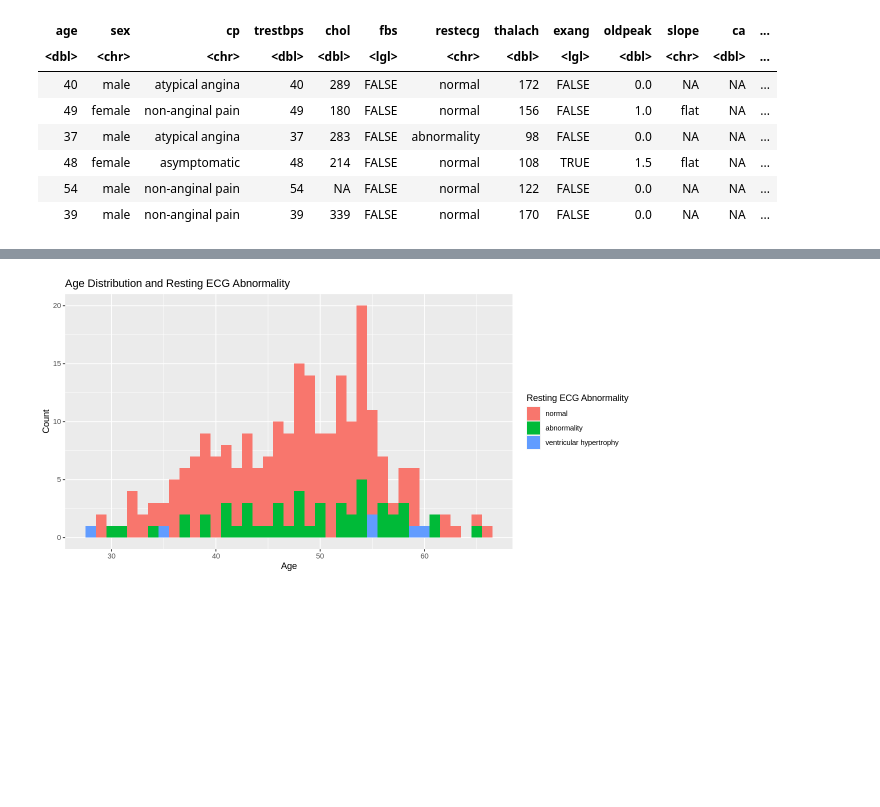
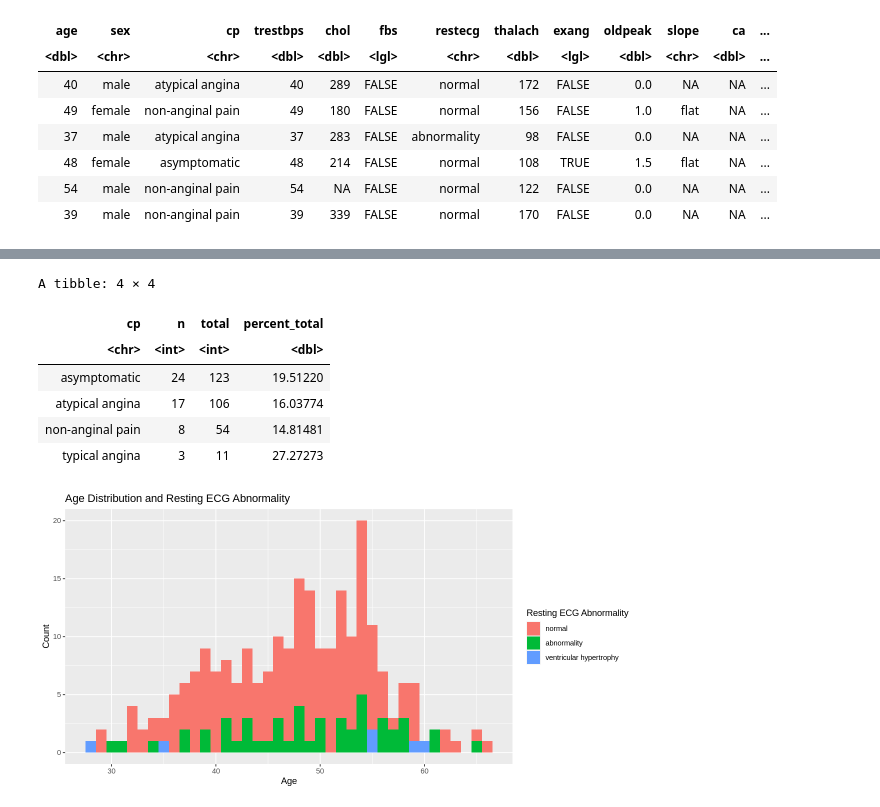
Before and after one commit to CallumMackenzie/dsci100-group-project, a Jupyter notebook: pitch.ipynb, the cells around one changed output, grey strips where cells are left out. Cells and saved outputs as stored; diff of their text form; code cells hidden in the pictures; blank space fills up the shorter version.

```diff
--- a/pitch.ipynb
+++ b/pitch.ipynb
@@ -141,3 +141,8 @@ A tibble: 6 × 14
 | 48 | female | asymptomatic | 48 | 214 | FALSE | normal | 108 | TRUE | 1.5 | flat | NA | ... |
 | 54 | male | non-anginal pain | 54 | NA | FALSE | normal | 122 | FALSE | 0.0 | NA | NA | ... |
 | 39 | male | non-anginal pain | 39 | 339 | FALSE | normal | 170 | FALSE | 0.0 | NA | NA | ... |
+# %%
+chest_pain_counts <- count(heart_data, cp) |>
+    mutate(total = n) |>
+    select(-n)
+chest_pain_counts
@@ -144,3 +170,18 @@ A tibble: 6 × 14
+# %%
+abnormal_restecg_chest_pain_counts <- heart_data |>
+    filter(restecg == "abnormality") |>
+    count(cp) |>
+    bind_cols(select(chest_pain_counts, total)) |>
+    mutate(percent_total = n / total * 100)
+abnormal_restecg_chest_pain_counts
+# %% [output]
+A tibble: 4 × 4
+| cp | n | total | percent_total |
+| <chr> | <int> | <int> | <dbl> |
+| asymptomatic | 24 | 123 | 19.51220 |
+| atypical angina | 17 | 106 | 16.03774 |
+| non-anginal pain | 8 | 54 | 14.81481 |
+| typical angina | 3 | 11 | 27.27273 |
 # %%
 options(repr.plot.height = 5, repr.plot.width = 10)
 
```
Also changed, not shown: parts of 5 cells of this notebook.
